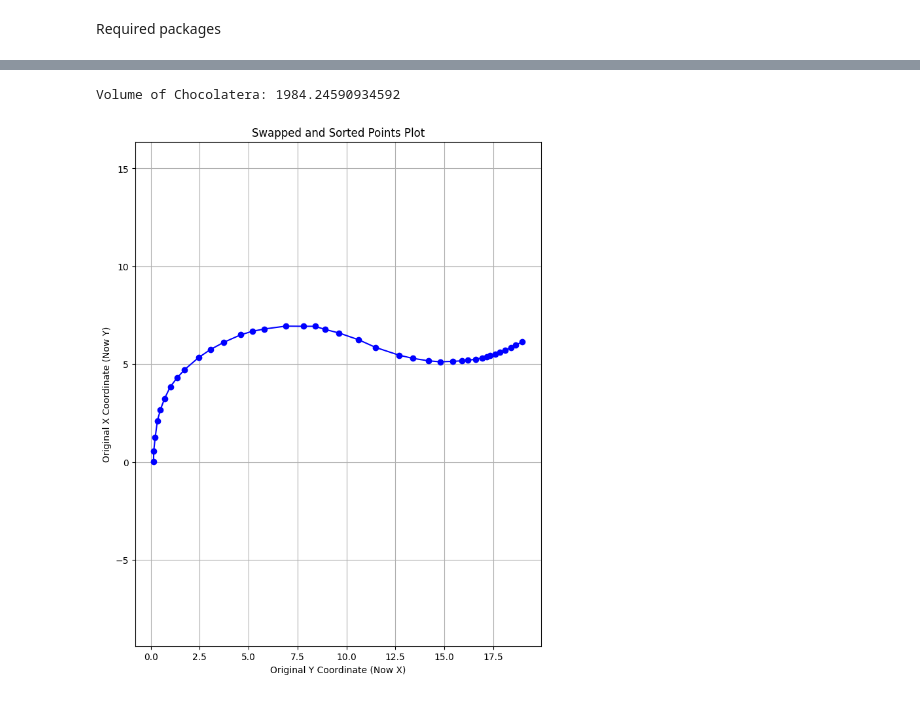
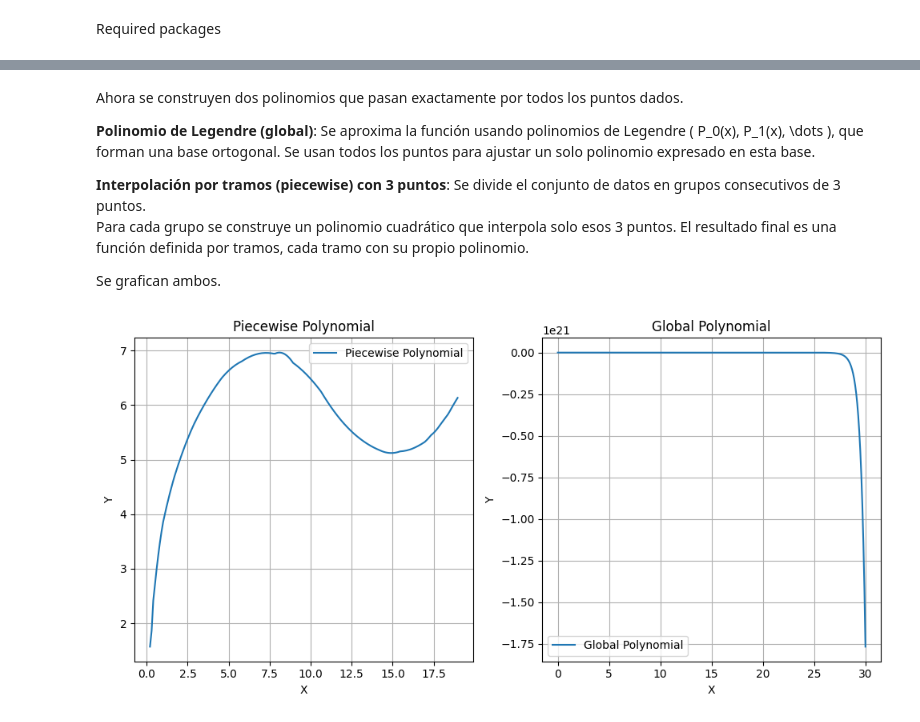
Before and after one commit to Andrecs05/Numerical_methods_for_PDEs_2025-2_Andres_Amelia_Melany, a Jupyter notebook: Miniproyecto1/Chocolatera.ipynb, the cells around one changed output, grey strips where cells are left out. Cells and saved outputs as stored; diff of their text form; code cells hidden in the pictures.

```diff
--- a/Miniproyecto1/Chocolatera.ipynb
+++ b/Miniproyecto1/Chocolatera.ipynb
@@ -20,4 +40,20 @@ plot_points(chocolatera_points)
+# %% [markdown]
+Ahora se construyen dos polinomios que pasan exactamente por todos los puntos dados.
+
+**Polinomio de Legendre (global)**: Se aproxima la función usando polinomios de Legendre \( P_0(x), P_1(x), \dots \),
+que forman una base ortogonal.   Se usan todos los puntos para ajustar un solo polinomio expresado en esta base.
+
+**Interpolación por tramos (piecewise) con 3 puntos**: Se divide el conjunto de datos en grupos consecutivos de 3 puntos.
+Para cada grupo se construye un polinomio cuadrático que interpola solo esos 3 puntos.   El resultado final es una función definida por tramos, cada tramo con su propio polinomio.
+
+Se grafican ambos.
 # %%
+
+# Global Legendre polynomial
+global_poly = interpolation.lagrange_interpolation(chocolatera_points)
+# Piecewise Legendre polynomial
+piecewise_poly = interpolation.piecewise_lagrange_interpolation(chocolatera_points, 3)
-# %% [output]
-Volume of Chocolatera: 1984.24590934592
-[figure, removed]
+# %%
+plot_function({"Piecewise Polynomial": [piecewise_poly, 0, 30], "Global Polynomial": [global_poly, 0, 30]}, same_plot=False)
+# %% [output]
+[figure, added]
```
Also changed, not shown: parts of 10 cells of this notebook, 5 other files.
